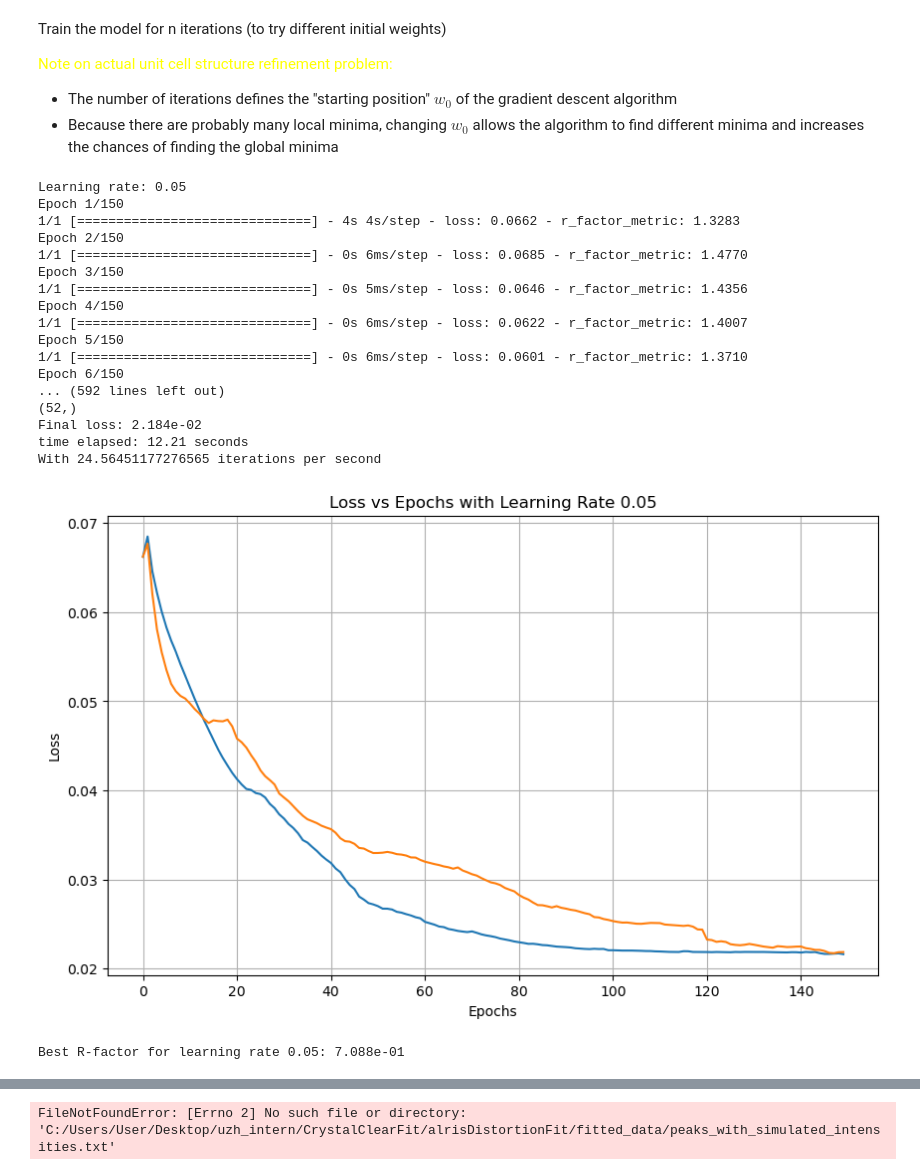
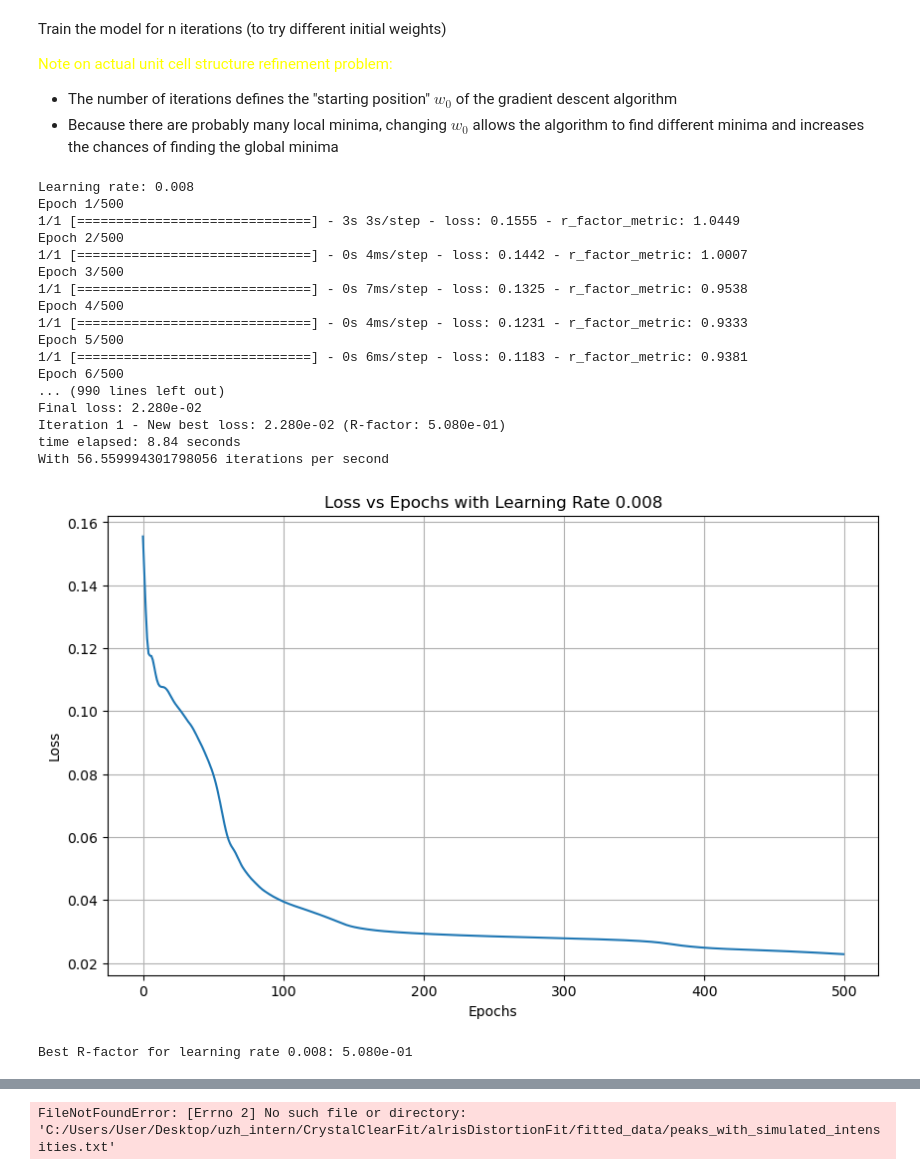
Before and after one commit to bleubreeymeow/alrisDistortionFit, a Jupyter notebook: PBCO/PBCO_1_3_inplane/P2/P2_gradient_descent.ipynb, the cells around one changed output, grey strips where cells are left out. Cells and saved outputs as stored; diff of their text form; code cells hidden in the pictures.

```diff
--- a/PBCO/PBCO_1_3_inplane/P2/P2_gradient_descent.ipynb
+++ b/PBCO/PBCO_1_3_inplane/P2/P2_gradient_descent.ipynb
@@ -32,7 +32,7 @@ structure_type = 'P2'
 
 path = 'C:/Users/User/Desktop/uzh_intern/alrisDistortionFit/PBCO/PBCO_1_3_inplane/' + structure_type
 
-experimental_data = pd.read_csv('C:/Users/User/Desktop/uzh_intern/alrisDistortionFit/PBCO/PBCO_1_3/raw_data/1_3_combined_peaks_300K.csv')
+experimental_data = pd.read_csv('C:/Users/User/Desktop/uzh_intern/alrisDistortionFit/PBCO/PBCO_1_3/raw_data/1_3_combined_peaks_300K_no0.csv')
 hkl_list = experimental_data[["h", "k", "l"]].values.tolist()
 hkl_list = tf.convert_to_tensor(hkl_list, dtype=tf.float32)
 
@@ -55,16 +55,16 @@ labels = experimental_data["intensity_exp"].tolist()
 vol_err = experimental_data["intensity_exp_err"].tolist()
 
 
-labels = labels / np.max(labels) #Normalize labels
+#labels = labels / np.max(labels) #Normalize labels
 labels = labels / np.sum(labels) * 60  # Normalize to sum to 60
 
 labels_err = []
 
 for label, err in zip(labels, vol_err):
     if label == 0:
-        labels_err.append(0.00001)  # Assign a high error for zero labels
+        labels_err.append(0.1)  # Assign a high error for zero labels
     else:
-        labels_err.append(1/(label**2) )  # Inverse error for each label
+        labels_err.append((50000 - (1/label * 100))/1000)  # Inverse error for each label
 
 labels_err = tf.convert_to_tensor(labels_err, dtype=tf.float32)
 labels = tf.convert_to_tensor(labels, dtype=tf.float32)
@@ -133,9 +131,10 @@ def fun_tf(hkl_list, pars, matrix):
     qnorms = tf.norm(tf.cast(hkl_list, tf.float32), axis=1)
     intensity = intensity * tf.exp(- w * qnorms ** 2)  # Apply Debye-Waller factor
     max_intensity = tf.reduce_max(intensity)
-    intensity = tf.where(intensity < max_intensity * 0.05, tf.zeros_like(intensity), intensity)  # Ensure no negative intensities
+    #intensity = tf.where(intensity < max_intensity * 0.01, tf.zeros_like(intensity), intensity)  # Ensure no negative intensities
     #intensity = log10(intensity + 1)  # Convert to log10 scale
-    sim_intensity = intensity / tf.reduce_max(intensity)  # Normalize to max intensity
+    sim_intensity = intensity
+    #sim_intensity = intensity / tf.reduce_max(intensity)  # Normalize to max intensity
     sim_intensity = sim_intensity / tf.reduce_sum(sim_intensity) * 60
     return sim_intensity
 # %% [markdown]
@@ -153,7 +152,7 @@ class FunAsLayer(tf.keras.layers.Layer):
         self.matrix = matrix
 
     def build(self, input_shape):
-        self.param = self.add_weight(name='param', shape=(mode_num,), initializer=tf.keras.initializers.RandomNormal(mean=0.0, stddev=0.01, seed=1), trainable=True)
+        self.param = self.add_weight(name='param', shape=(mode_num,), initializer=tf.keras.initializers.RandomNormal(mean=0.0, stddev=0.05, seed=1), trainable=True)
         super().build(input_shape)
 
     def call(self, inputs):
@@ -220,7 +219,7 @@ Train the model for n iterations (to try different initial weights)
 - The number of iterations defines the "starting position" $w_0$ of the gradient descent algorithm
 - Because there are probably many local minima, changing $w_0$ allows the algorithm to find different minima and increases the chances of finding the global minima
 # %%
-lr = [5e-2]
+lr = [8e-3]
 best_pars_overall = None
 best_rf_overall = np.inf
 best_loss_overall = []
@@ -233,9 +232,9 @@ for learning_rate in lr:
     max_mode_amps = np.loadtxt(path_max_mode_amps, dtype=np.float32 , delimiter=',')
     max_mode_amps = tf.convert_to_tensor(max_mode_amps, dtype=tf.float32)
 
-    n_epochs = 150
+    n_epochs = 500
     histories = []
-    n_iter = 2
+    n_iter = 1
 
     min_loss = np.inf
     best_pars = None
@@ -285,52 +284,52 @@ for learning_rate in lr:
             min_loss = final_loss
             rf = r_factor_metric(labels, fun_tf(features, best_model_pars , matrix))
             print(f"Iteration {i+1} - New best loss: {min_loss:.3e} (R-factor: {rf:.3e})")
 
     if min_loss < best_rf_overall:
         best_rf_overall = min_loss
         best_pars_overall = best_model_pars
         best_loss_overall = all_losses
     print(f"time elapsed: {time() - time_start:.2f} seconds")
     print(f"With {n_epochs*n_iter /(time() - time_start)} iterations per second")
     # Plotting the loss values
     plt.figure(figsize=(10, 6))
 
     # Plot the loss values for each iteration
     for i, loss_values in enumerate(all_losses):
         plt.plot(loss_values, label=f'Iteration {i+1}')
 
     plt.title(f'Loss vs Epochs with Learning Rate {learning_rate}')
     plt.xlabel('Epochs')
     plt.ylabel('Loss')
     # plt.legend()
     plt.grid(True)
     plt.show()
 
     y_pred = fun_tf(features, best_model_pars , matrix)
     labels = tf.reshape(labels, [-1])
     rf = r_factor_metric(labels, y_pred)
     print(f"Best R-factor for learning rate {learning_rate}: {rf:.3e}")
     final_weights = model.layers[-1].get_weights()[0]
 # %% [output]
-Learning rate: 0.05
-Epoch 1/150
-1/1 [==============================] - 4s 4s/step - loss: 0.0662 - r_factor_metric: 1.3283
-Epoch 2/150
-1/1 [==============================] - 0s 6ms/step - loss: 0.0685 - r_factor_metric: 1.4770
-Epoch 3/150
-1/1 [==============================] - 0s 5ms/step - loss: 0.0646 - r_factor_metric: 1.4356
-Epoch 4/150
-1/1 [==============================] - 0s 6ms/step - loss: 0.0622 - r_factor_metric: 1.4007
-Epoch 5/150
-1/1 [==============================] - 0s 6ms/step - loss: 0.0601 - r_factor_metric: 1.3710
-Epoch 6/150
-... (592 lines left out)
-(52,)
-Final loss: 2.184e-02
-time elapsed: 12.21 seconds
-With 24.56451177276565 iterations per second
+Learning rate: 0.008
+Epoch 1/500
+1/1 [==============================] - 3s 3s/step - loss: 0.1555 - r_factor_metric: 1.0449
+Epoch 2/500
+1/1 [==============================] - 0s 4ms/step - loss: 0.1442 - r_factor_metric: 1.0007
+Epoch 3/500
+1/1 [==============================] - 0s 7ms/step - loss: 0.1325 - r_factor_metric: 0.9538
+Epoch 4/500
+1/1 [==============================] - 0s 4ms/step - loss: 0.1231 - r_factor_metric: 0.9333
+Epoch 5/500
+1/1 [==============================] - 0s 6ms/step - loss: 0.1183 - r_factor_metric: 0.9381
+Epoch 6/500
+... (990 lines left out)
+Final loss: 2.280e-02
+Iteration 1 - New best loss: 2.280e-02 (R-factor: 5.080e-01)
+time elapsed: 8.84 seconds
+With 56.559994301798056 iterations per second
-[figure, old version]
+[figure, new version]
-Best R-factor for learning rate 0.05: 7.088e-01
+Best R-factor for learning rate 0.008: 5.080e-01
 # %%
 all_losses = best_loss_overall
 best_model_pars = best_pars_overall
```
Also changed, not shown: parts of 4 cells of this notebook, 17 other files.
